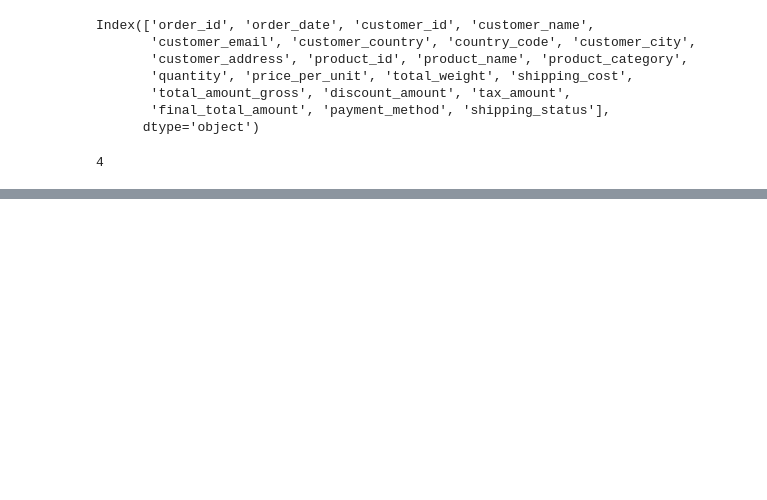
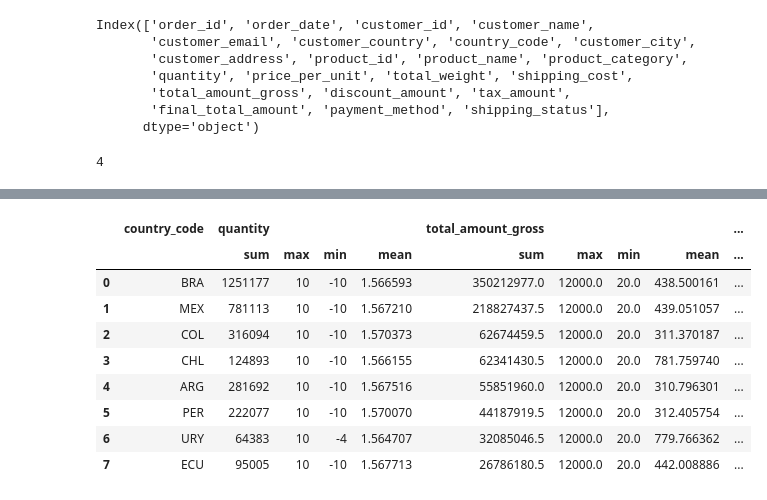
Before and after one commit to hector1994/e_commerce_funnel_data_generator, a Jupyter notebook: generador_sp7.ipynb, the cells around one changed output, grey strips where cells are left out. Saved outputs shown, nothing was run; the diff lists cells and outputs as text; code cells hidden in the pictures; blank space fills up the shorter version.

```diff
--- a/generador_sp7.ipynb
+++ b/generador_sp7.ipynb
@@ -534,0 +585,39 @@ x[1]
+# %%
+dimensiones = ['country_code']
+
+
+metricas    = ['quantity',
+                'total_amount_gross',
+                'shipping_cost',
+                'discount_amount',
+                'price_per_unit',
+                'total_weight',
+                'tax_amount',
+                'final_total_amount',
+                'order_id','customer_id']
+
+
+agg_dic     = { 'quantity'          : ['sum','max','min','mean'],
+                'total_amount_gross': ['sum','max','min','mean'],
+                'shipping_cost'     : ['sum','max','min','mean'],
+                'discount_amount'   : ['sum','max','min','mean'],
+                'price_per_unit'    : ['sum','max','min','mean'],
+                'total_weight'      : ['sum','max','min','mean'],
+                'tax_amount'        : ['sum','max','min','mean'],
+                'final_total_amount': ['sum','max','min','mean'],
+                'order_id'          : ['count','nunique'],
+                'customer_id'       : ['count','nunique']}
+
+df_grouped = df_sales.groupby(dimensiones)[metricas].agg(agg_dic).sort_values(by = ('final_total_amount','sum'), ascending = False)
+df_grouped.reset_index()
+# %% [output]
+|  | country_code | quantity |  |  |  | total_amount_gross |  |  |  | ... |
+|  |  | sum | max | min | mean | sum | max | min | mean | ... |
+| 0 | BRA | 1251177 | 10 | -10 | 1.566593 | 350212977.0 | 12000.0 | 20.0 | 438.500161 | ... |
+| 1 | MEX | 781113 | 10 | -10 | 1.567210 | 218827437.5 | 12000.0 | 20.0 | 439.051057 | ... |
+| 2 | COL | 316094 | 10 | -10 | 1.570373 | 62674459.5 | 12000.0 | 20.0 | 311.370187 | ... |
+| 3 | CHL | 124893 | 10 | -10 | 1.566155 | 62341430.5 | 12000.0 | 20.0 | 781.759740 | ... |
+| 4 | ARG | 281692 | 10 | -10 | 1.567516 | 55851960.0 | 12000.0 | 20.0 | 310.796301 | ... |
+| 5 | PER | 222077 | 10 | -10 | 1.570070 | 44187919.5 | 12000.0 | 20.0 | 312.405754 | ... |
+| 6 | URY | 64383 | 10 | -4 | 1.564707 | 32085046.5 | 12000.0 | 20.0 | 779.766362 | ... |
+| 7 | ECU | 95005 | 10 | -10 | 1.567713 | 26786180.5 | 12000.0 | 20.0 | 442.008886 | ... |
```
Also changed, not shown: parts of 20 cells of this notebook, 3 other files.
